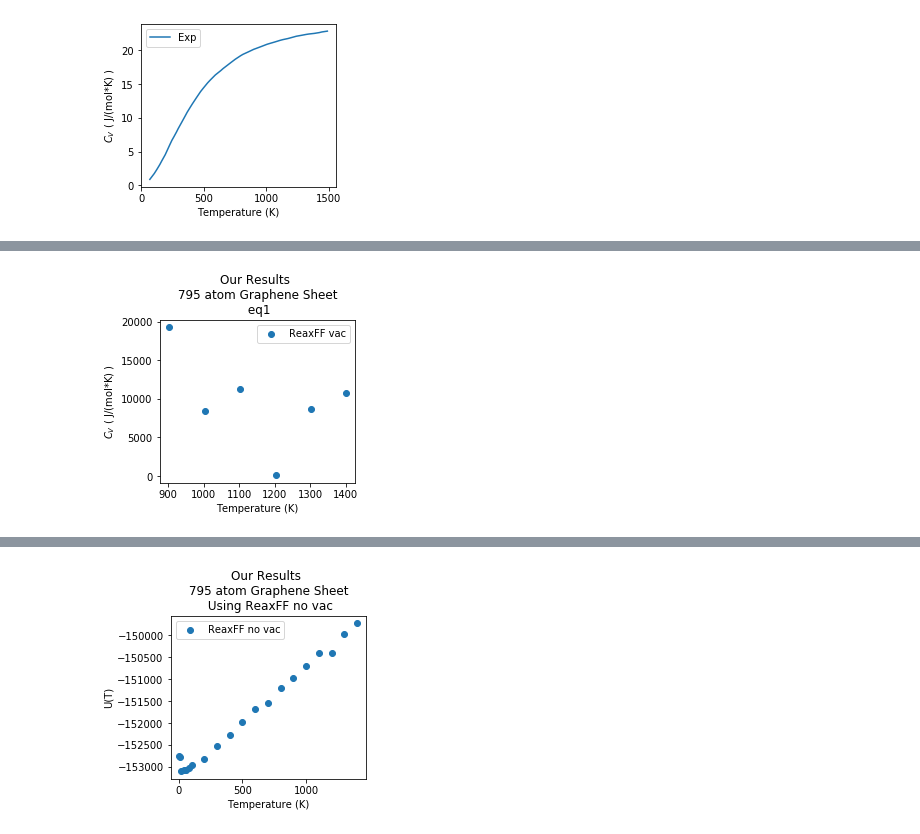
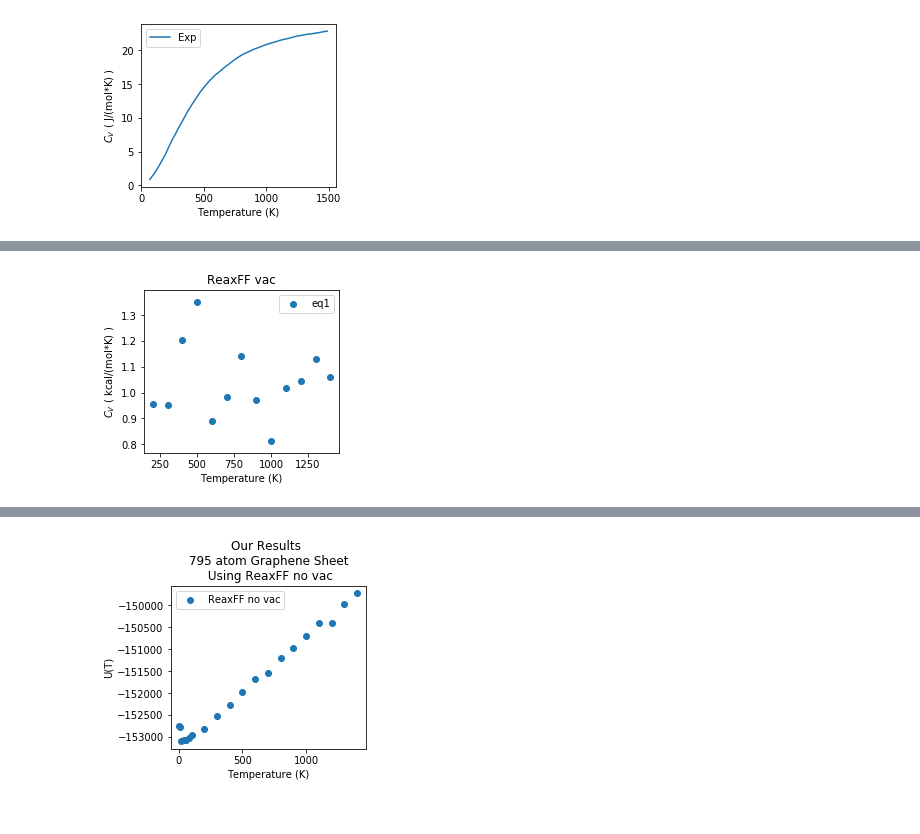
Before and after one commit to sonalij3/Graphene-Finite-Size-Study, a Jupyter notebook: analyze/make_plots.ipynb, the cells around one changed output, grey strips where cells are left out. Cells and saved outputs as stored; diff of their text form; code cells hidden in the pictures.

```diff
--- a/analyze/make_plots.ipynb
+++ b/analyze/make_plots.ipynb
@@ -174,14 +231,14 @@ plt.savefig(f'plots/ReaxFF_C_v_eq2.png', dpi=150, bbox_inches='tight')
 # %%
 kcal_to_J = 4184
 
 fig, ax = plt.subplots(1,1,figsize=(3.5,3))
 
-plt.scatter( df1["T"][1:], df1["C_v_u"][1:]*kcal_to_J , label="ReaxFF vac")
+plt.scatter( df1["T"][1:], df1["C_v_e"][1:] , label="eq1")
 
-plt.ylabel(r"$C_V$ ( J/(mol*K) )")
+plt.ylabel(r"$C_V$ ( kcal/(mol*K) )")
 plt.xlabel("Temperature (K)")
-plt.title("Our Results \n 795 atom Graphene Sheet \n eq1")
+plt.title("ReaxFF vac")
 plt.legend()
-plt.savefig(f'plots/ReaxFF_C_v_eq1.png', dpi=150, bbox_inches='tight')
+plt.savefig(f'plots/ReaxFF_vac_C_v_eq1.png', dpi=150, bbox_inches='tight')
 # %% [output]
-[figure, old version]
+[figure, new version]
```
Also changed, not shown: parts of 35 cells of this notebook, 43 other files.
